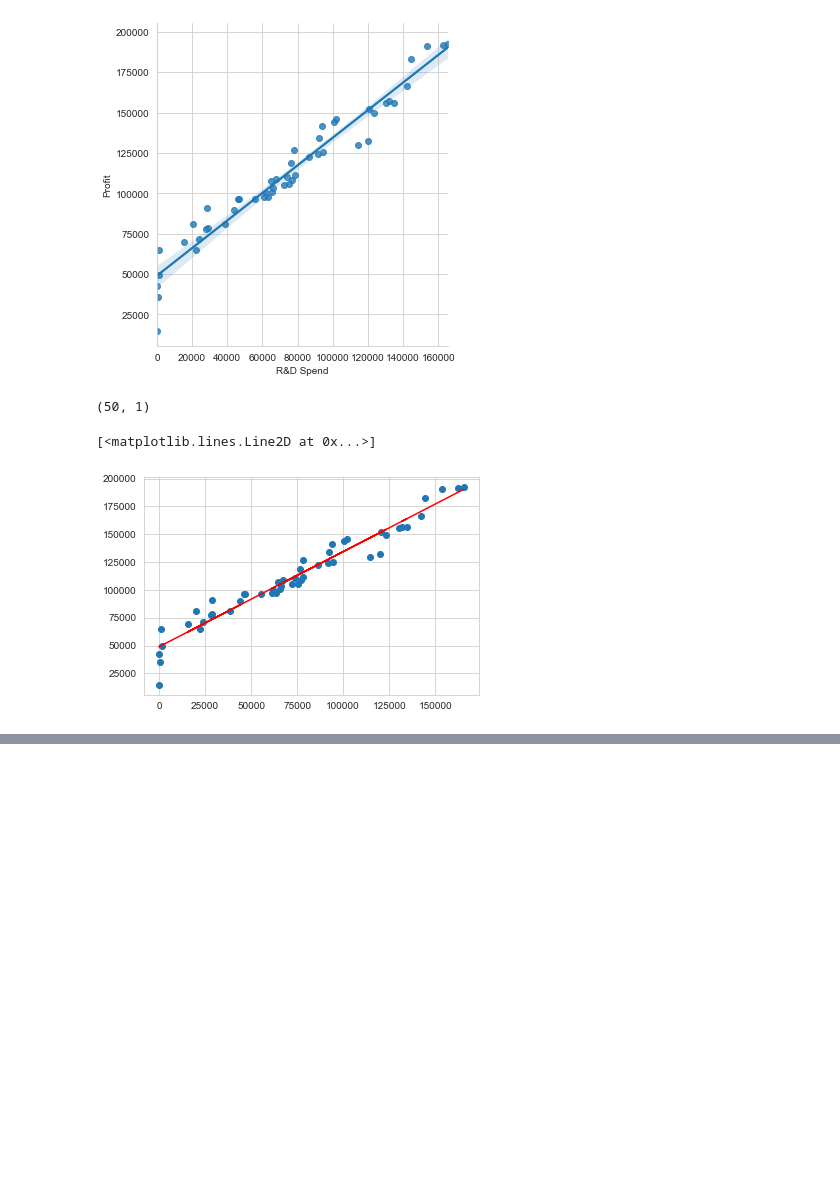
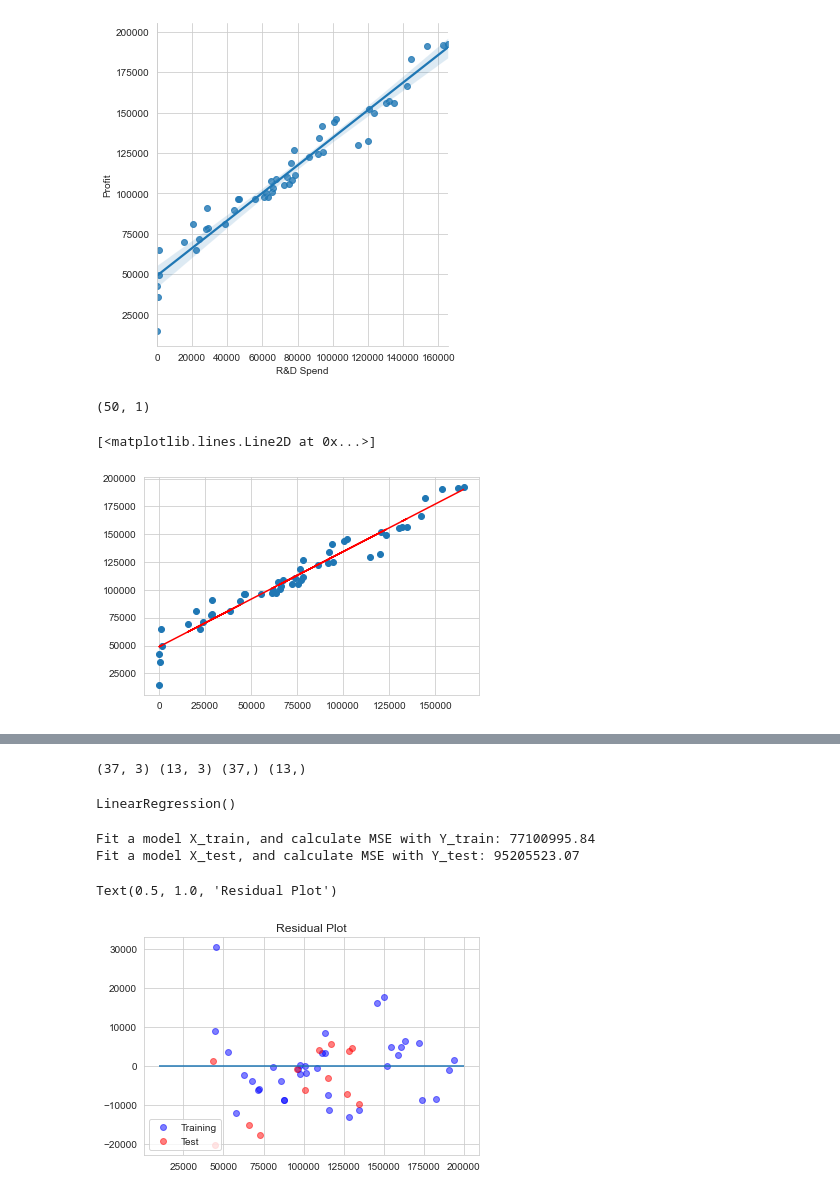
Before and after one commit to parikshitshinge/startup-profit-prediction-model, a Jupyter notebook: StartupsProfitPredictionModel.ipynb, the cells around one changed output, grey strips where cells are left out. Cells and saved outputs as stored; diff of their text form; code cells hidden in the pictures; blank space fills up the shorter version.

Commit message:
FIN - Regression Model

```diff
--- a/StartupsProfitPredictionModel.ipynb
+++ b/StartupsProfitPredictionModel.ipynb
@@ -85,0 +105,2 @@ plt.plot(x, m*x + b, 'r', label='Best Fit Line')
+# %%
+lreg.fit(X_multi, Y_target)
@@ -85,0 +128,38 @@ plt.plot(x, m*x + b, 'r', label='Best Fit Line')
+# %%
+# Setting training set & validation set
+# Training set is to implement or build the model
+# Validation set is to validate the model
+
+X_train, X_test, Y_train, Y_test = sklearn.model_selection.train_test_split(X_multi, data['Profit'])
+
+print(X_train.shape, X_test.shape, Y_train.shape, Y_test.shape)
+# %% [output]
+(37, 3) (13, 3) (37,) (13,)
+# %%
+# fit model with our training data set
+lreg = LinearRegression()
+lreg.fit(X_train, Y_train)
+# %% [output]
+LinearRegression()
+# %%
+# predict from training set
+pred_train = lreg.predict(X_train)
+pred_test = lreg.predict(X_test)
+# %%
+# take mean square error to check accuracy / evaluate errors
+print("Fit a model X_train, and calculate MSE with Y_train: %.2f" % np.mean((Y_train - pred_train)**2))
+print("Fit a model X_test, and calculate MSE with Y_test: %.2f" % np.mean((Y_test - pred_test)**2))
+# %% [output]
+Fit a model X_train, and calculate MSE with Y_train: 77100995.84
+Fit a model X_test, and calculate MSE with Y_test: 95205523.07
+# %%
+#plot residual to check how good our analysis is
+train = plt.scatter(pred_train, (pred_train - Y_train), c='b', alpha=0.5)
+test = plt.scatter(pred_test, (pred_test - Y_test), c='r', alpha=0.5)
+
+plt.hlines(y=0, xmin=10000, xmax=200000)
+plt.legend((train, test), ('Training', 'Test'), loc='lower left')
+plt.title('Residual Plot')
+# %% [output]
+Text(0.5, 1.0, 'Residual Plot')
+[figure, added]
```
Also changed, not shown: parts of 11 cells of this notebook.
